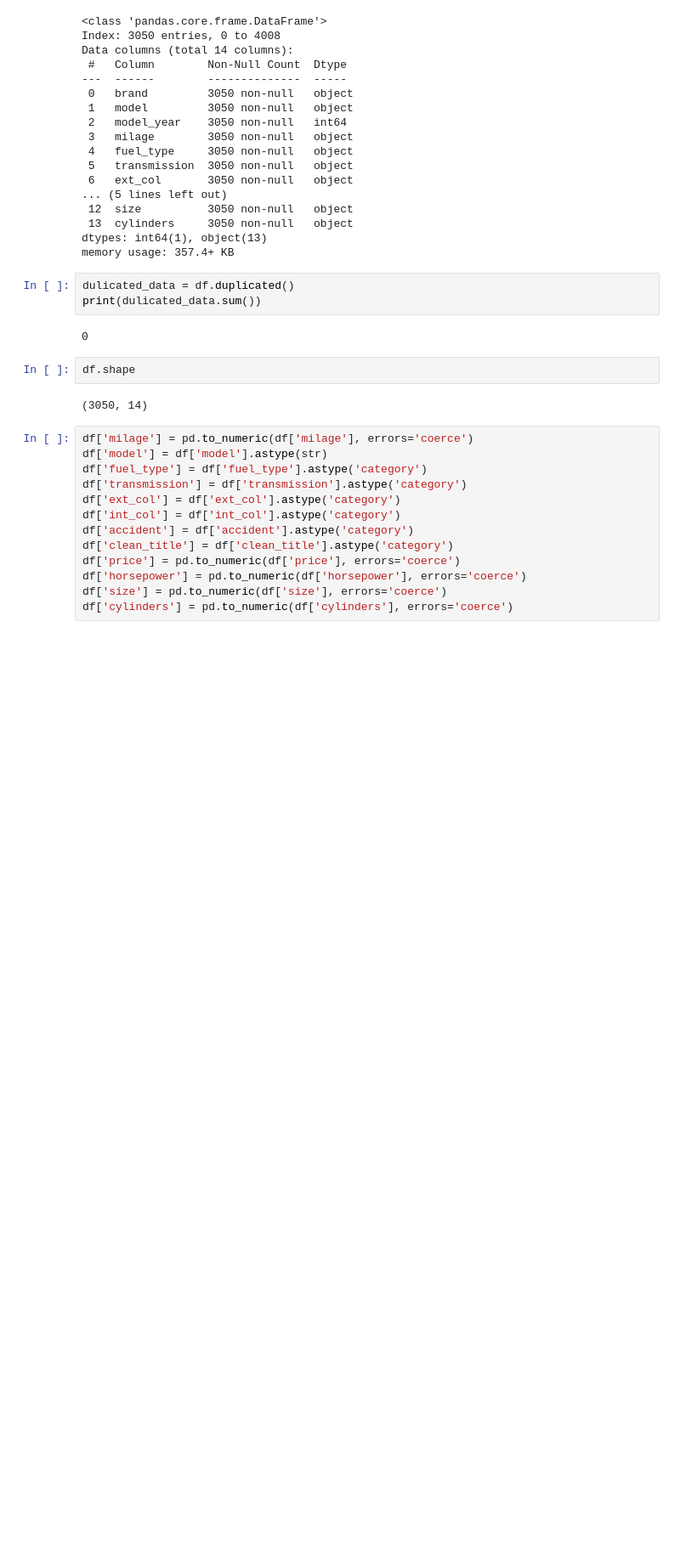
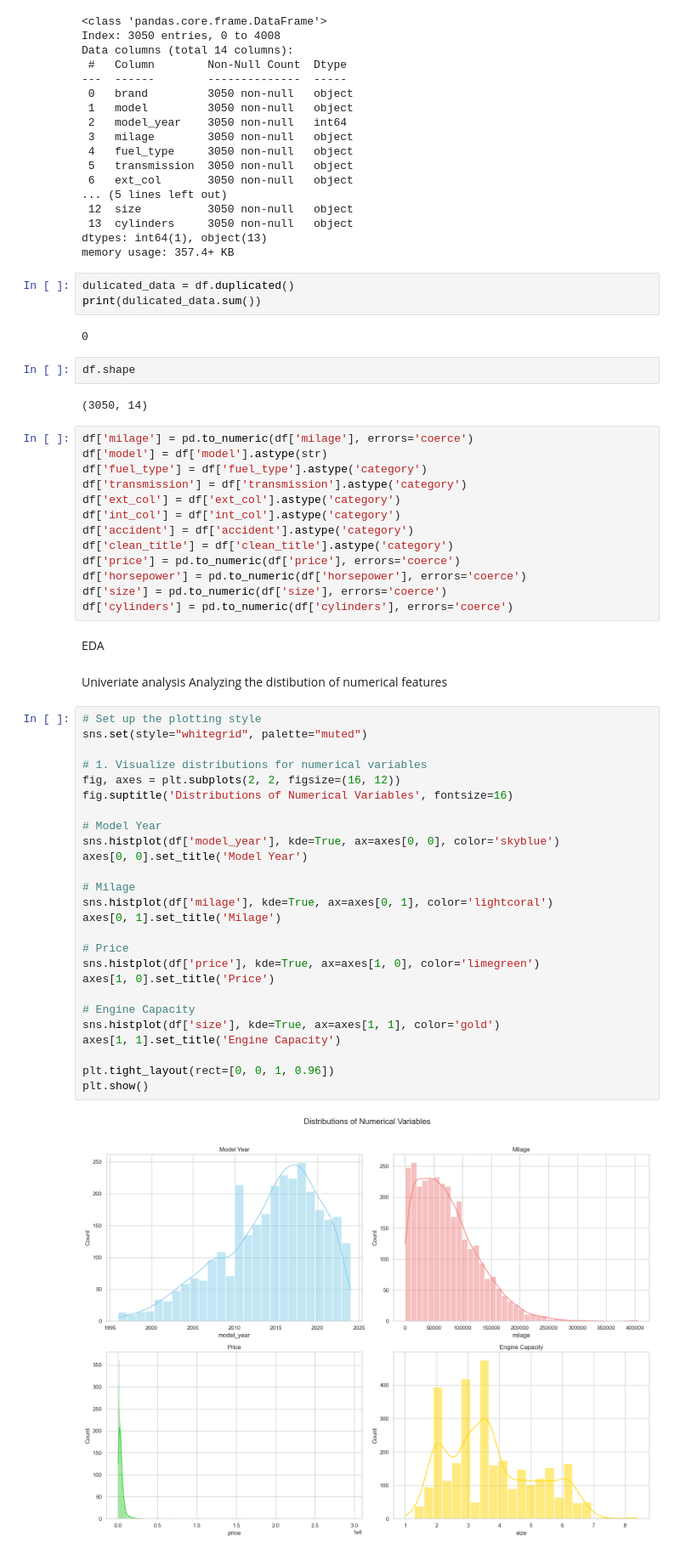
Before and after one commit to Dipu9813/Predict-car-price-DSproject, a Jupyter notebook: KCE080BCT008.ipynb, the cells around one changed output. Shown at 85% size. Cells and saved outputs as stored; diff of their text form; blank space fills up the shorter version.

```diff
--- a/KCE080BCT008.ipynb
+++ b/KCE080BCT008.ipynb
@@ -338,3 +338,36 @@ df['price'] = pd.to_numeric(df['price'], errors='coerce')
 df['horsepower'] = pd.to_numeric(df['horsepower'], errors='coerce')
 df['size'] = pd.to_numeric(df['size'], errors='coerce')
 df['cylinders'] = pd.to_numeric(df['cylinders'], errors='coerce')
+# %% [markdown]
+EDA
+# %% [markdown]
+Univeriate analysis
+Analyzing the distibution of numerical features
+# %%
+# Set up the plotting style
+sns.set(style="whitegrid", palette="muted")
+
+# 1. Visualize distributions for numerical variables
+fig, axes = plt.subplots(2, 2, figsize=(16, 12))
+fig.suptitle('Distributions of Numerical Variables', fontsize=16)
+
+# Model Year
+sns.histplot(df['model_year'], kde=True, ax=axes[0, 0], color='skyblue')
+axes[0, 0].set_title('Model Year')
+
+# Milage
+sns.histplot(df['milage'], kde=True, ax=axes[0, 1], color='lightcoral')
+axes[0, 1].set_title('Milage')
+
+# Price
+sns.histplot(df['price'], kde=True, ax=axes[1, 0], color='limegreen')
+axes[1, 0].set_title('Price')
+
+# Engine Capacity
+sns.histplot(df['size'], kde=True, ax=axes[1, 1], color='gold')
+axes[1, 1].set_title('Engine Capacity')
+
+plt.tight_layout(rect=[0, 0, 1, 0.96])
+plt.show()
+# %% [output]
+[figure, added]
```
Also changed, not shown: parts of 7 cells of this notebook.
